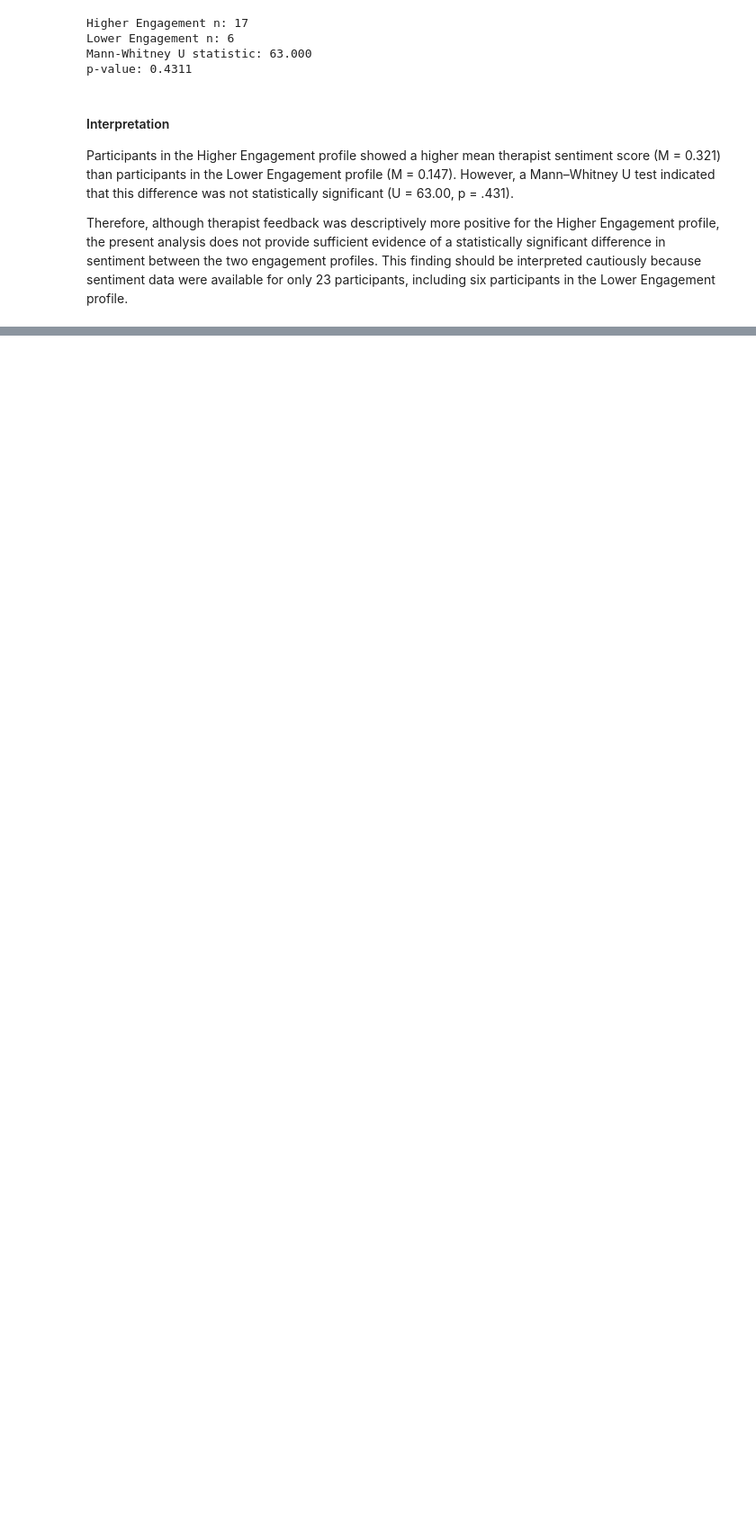
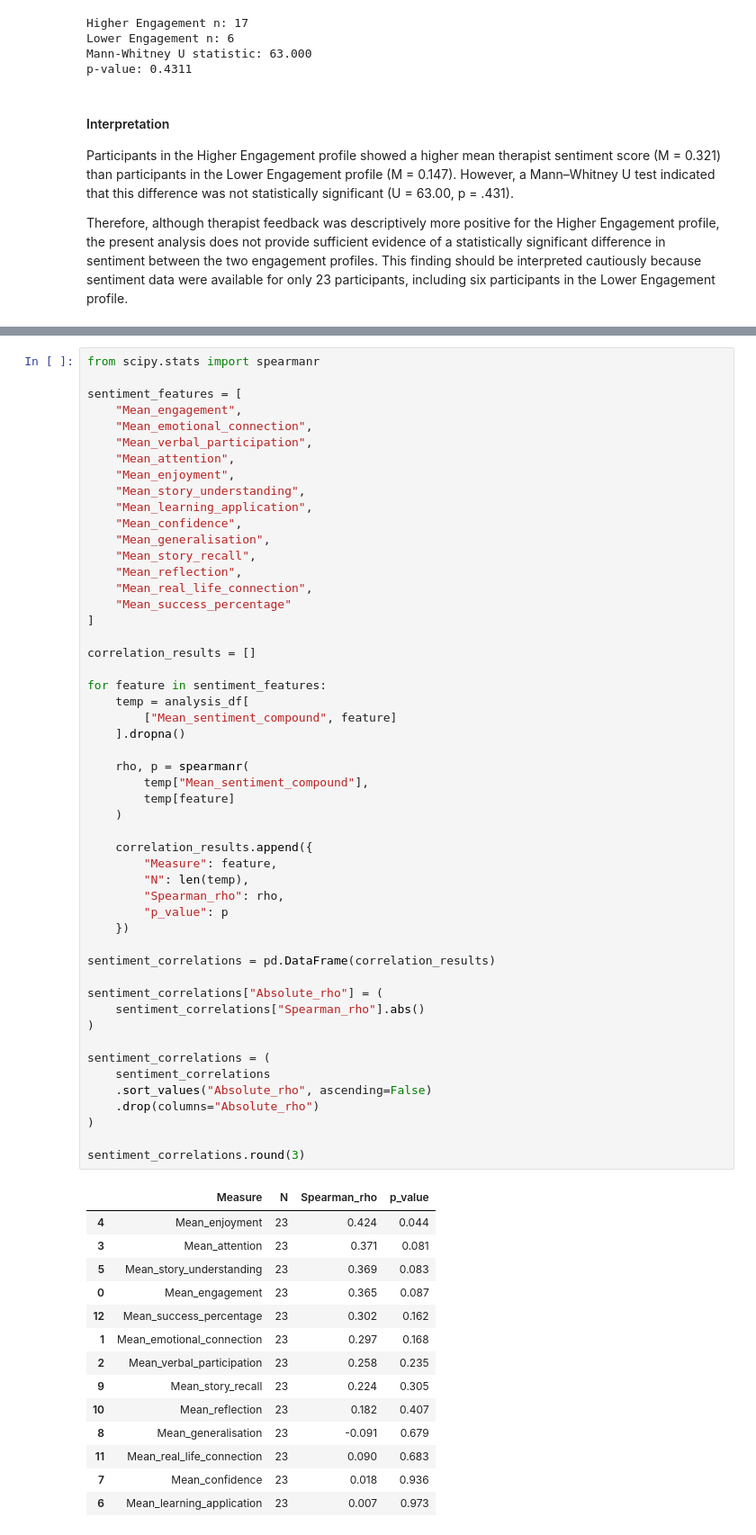
Before and after one commit to PuspitaGoswami/asd-interventions, a Jupyter notebook: notebooks/05_profile_interpretation.ipynb, the cells around one changed output, grey strips where cells are left out. Shown at 90% size. Drawn from its saved outputs; the diff is of its cells as text; blank space fills up the shorter version.

```diff
--- a/notebooks/05_profile_interpretation.ipynb
+++ b/notebooks/05_profile_interpretation.ipynb
@@ -439,0 +446,66 @@ Therefore, although therapist feedback was descriptively more positive for the H
+# %%
+from scipy.stats import spearmanr
+
+sentiment_features = [
+    "Mean_engagement",
+    "Mean_emotional_connection",
+    "Mean_verbal_participation",
+    "Mean_attention",
+    "Mean_enjoyment",
+    "Mean_story_understanding",
+    "Mean_learning_application",
+    "Mean_confidence",
+    "Mean_generalisation",
+    "Mean_story_recall",
+    "Mean_reflection",
+    "Mean_real_life_connection",
+    "Mean_success_percentage"
+]
+
+correlation_results = []
+
+for feature in sentiment_features:
+    temp = analysis_df[
+        ["Mean_sentiment_compound", feature]
+    ].dropna()
+
+    rho, p = spearmanr(
+        temp["Mean_sentiment_compound"],
+        temp[feature]
+    )
+
+    correlation_results.append({
+        "Measure": feature,
+        "N": len(temp),
+        "Spearman_rho": rho,
+        "p_value": p
+    })
+
+sentiment_correlations = pd.DataFrame(correlation_results)
+
+sentiment_correlations["Absolute_rho"] = (
+    sentiment_correlations["Spearman_rho"].abs()
+)
+
+sentiment_correlations = (
+    sentiment_correlations
+    .sort_values("Absolute_rho", ascending=False)
+    .drop(columns="Absolute_rho")
+)
+
+sentiment_correlations.round(3)
+# %% [output]
+|  | Measure | N | Spearman_rho | p_value |
+| 4 | Mean_enjoyment | 23 | 0.424 | 0.044 |
+| 3 | Mean_attention | 23 | 0.371 | 0.081 |
+| 5 | Mean_story_understanding | 23 | 0.369 | 0.083 |
+| 0 | Mean_engagement | 23 | 0.365 | 0.087 |
+| 12 | Mean_success_percentage | 23 | 0.302 | 0.162 |
+| 1 | Mean_emotional_connection | 23 | 0.297 | 0.168 |
+| 2 | Mean_verbal_participation | 23 | 0.258 | 0.235 |
+| 9 | Mean_story_recall | 23 | 0.224 | 0.305 |
+| 10 | Mean_reflection | 23 | 0.182 | 0.407 |
+| 8 | Mean_generalisation | 23 | -0.091 | 0.679 |
+| 11 | Mean_real_life_connection | 23 | 0.090 | 0.683 |
+| 7 | Mean_confidence | 23 | 0.018 | 0.936 |
+| 6 | Mean_learning_application | 23 | 0.007 | 0.973 |
```
Also changed, not shown: parts of 5 cells of this notebook.
